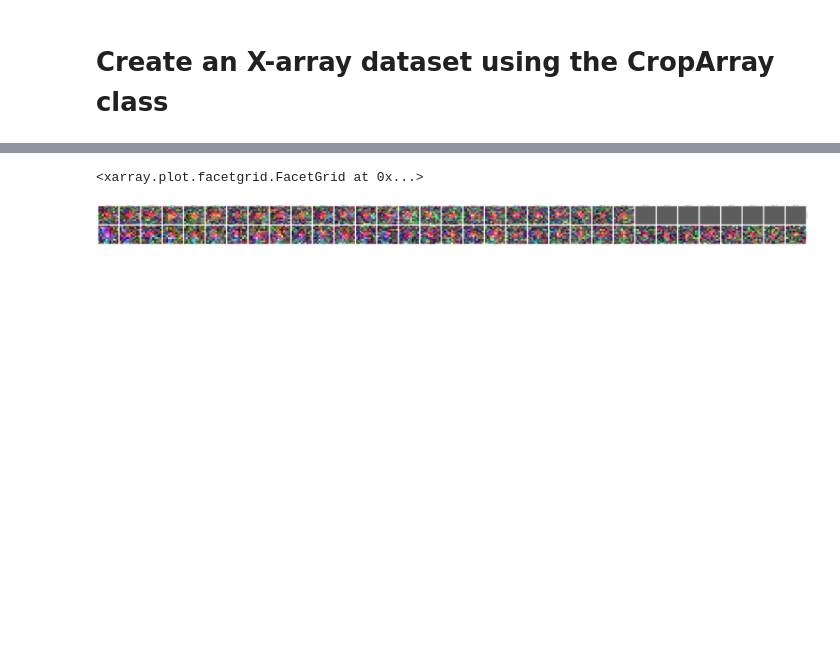
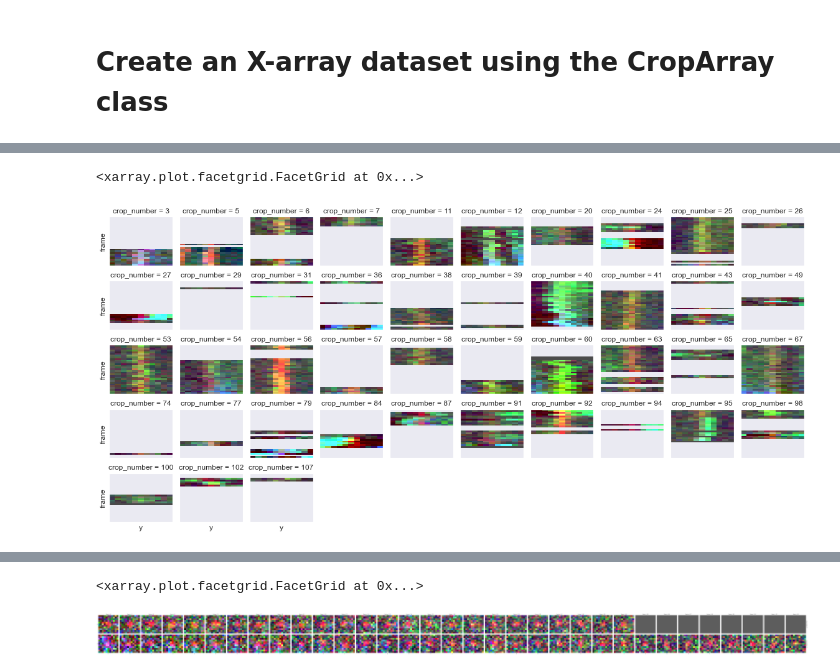
Before and after one commit to Colorado-State-University-Stasevich-Lab/croparray, a Jupyter notebook: notebooks/WorkingWithTrackArrays.ipynb, the cells around one changed output, grey strips where cells are left out. Saved outputs shown, nothing was run; the diff lists cells and outputs as text; code cells hidden in the pictures; blank space fills up the shorter version.

```diff
--- a/notebooks/WorkingWithTrackArrays.ipynb
+++ b/notebooks/WorkingWithTrackArrays.ipynb
@@ -141,0 +205,7 @@ attrs = {'example attrs':'This is a global attribute'}
+# %%
+ds_trans=my_ds.where(my_ds.crop_signal.sel(ch=1).rolling(frame=5,center=True).mean()>5,drop=True).intensity_best_z_bg
+# %%
+ds_trans.mean('x').plot.imshow(col='crop_number',rgb='ch',col_wrap=10,robust=True,xticks=[],yticks=[],size=1.5)
+# %% [output]
+<xarray.plot.facetgrid.FacetGrid at 0x...>
+[figure, added]
```
Also changed, not shown: parts of 22 cells of this notebook, 2 other files.
